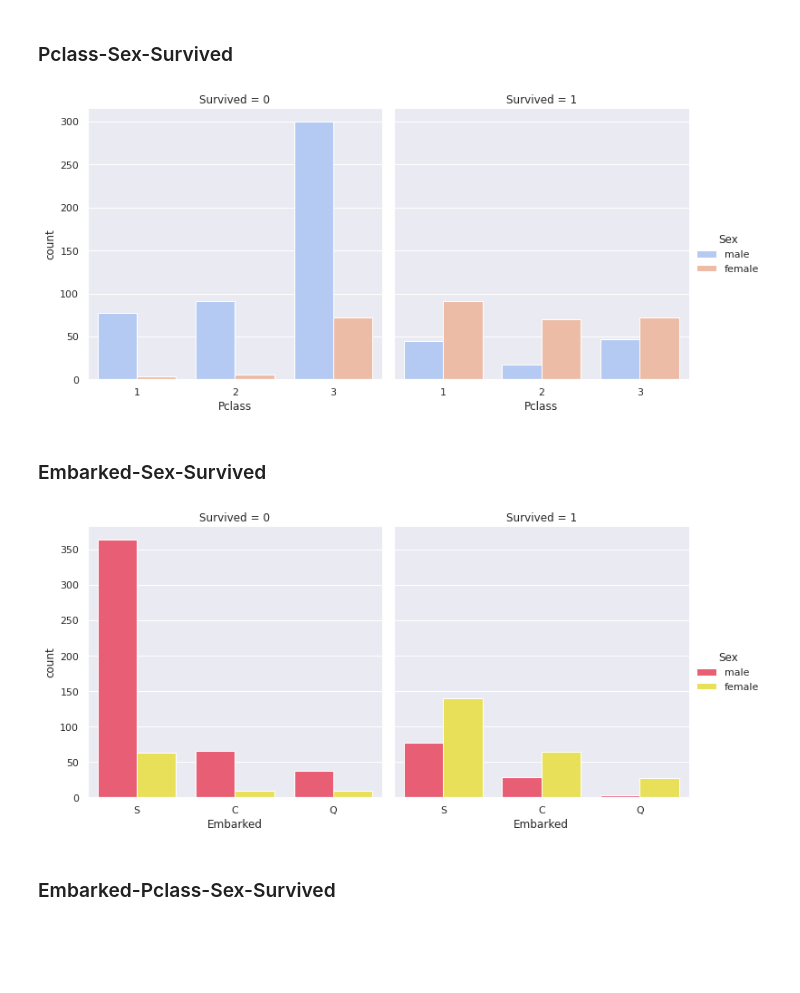
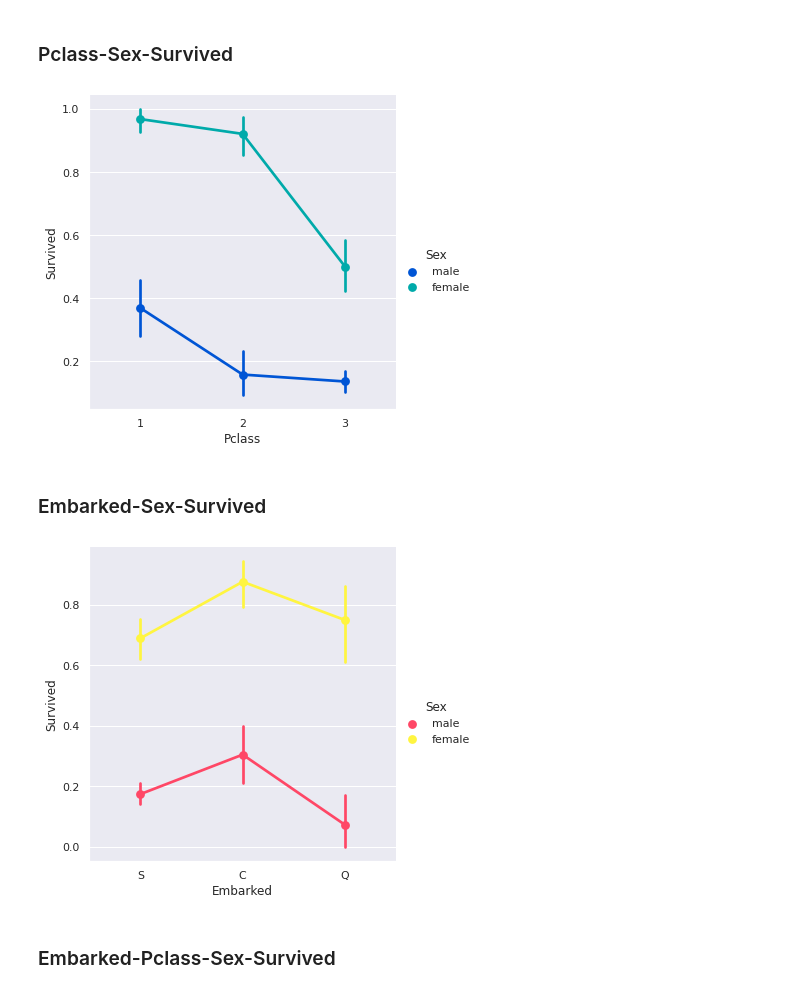
Before and after one commit to SatyaRay003/Titanic-Survival-Prediction, a Jupyter notebook: Titanic_EDA.ipynb, the cells around one changed output. Drawn from its saved outputs; the diff is of its cells as text; code cells hidden in the pictures; blank space fills up the shorter version.

Commit message:
Updated Multivariate EDA Plot

```diff
--- a/Titanic_EDA.ipynb
+++ b/Titanic_EDA.ipynb
@@ -727,17 +727,15 @@ sns.catplot('Sex','Survived',data=train_df, kind='point', palette='plasma');
 # %% [markdown]
 ### Pclass-Sex-Survived
 # %%
-sns.catplot(x="Pclass", hue="Sex", col="Survived",
-                 data=train_df, kind="count", palette="coolwarm");
+sns.catplot('Pclass','Survived',hue='Sex',data=train_df, kind='point', palette='winter');
 # %% [output]
-[figure, old version]
+[figure, new version]
 # %% [markdown]
 ### Embarked-Sex-Survived
 # %%
-sns.catplot(x="Embarked", hue="Sex", col="Survived",
-                 data=train_df, kind="count", palette=['#ff4766', '#fff540']);
+sns.catplot("Embarked", "Survived", hue="Sex", data=train_df, kind="point", palette=['#ff4766', '#fff540']);
 # %% [output]
-[figure, old version]
+[figure, new version]
 # %% [markdown]
 ### Embarked-Pclass-Sex-Survived
 # %%
```
Also changed, not shown: parts of 14 cells of this notebook.
